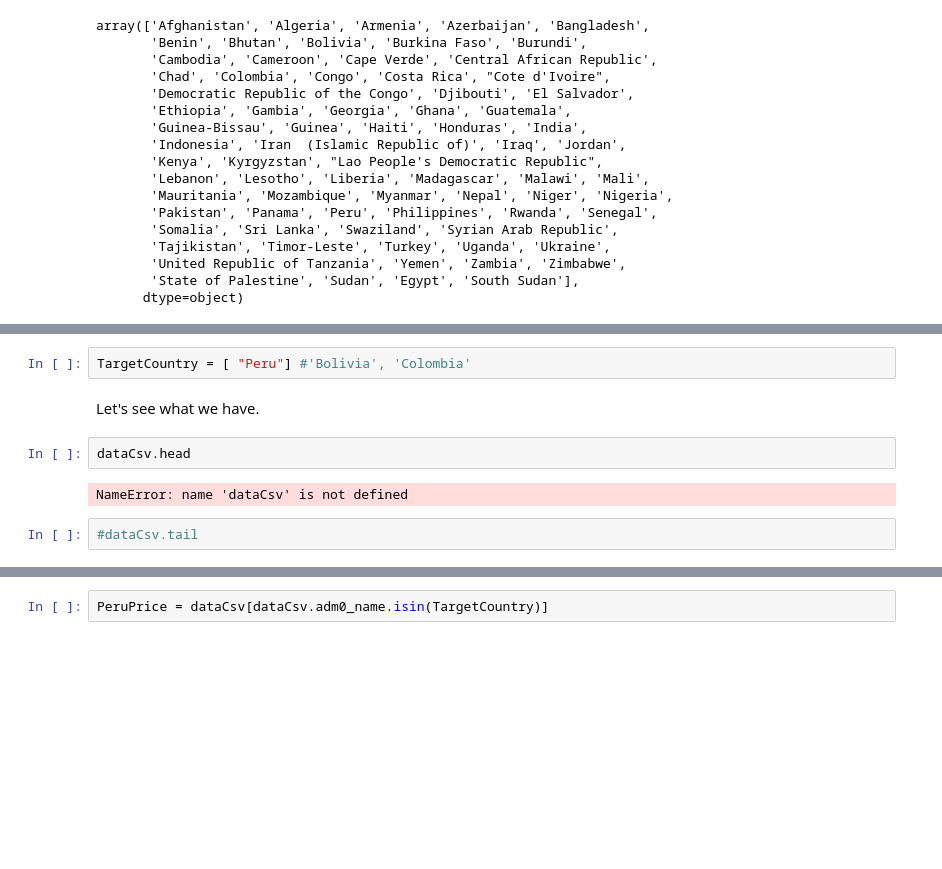
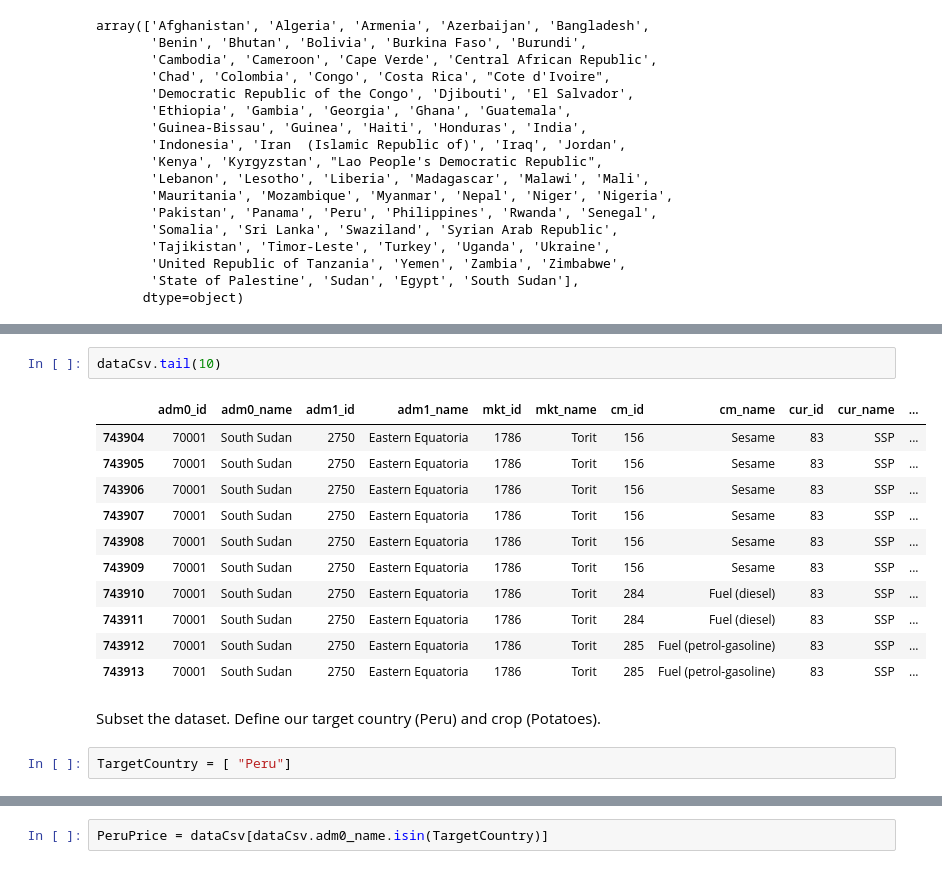
Before and after one commit to vzakhozhyi/599-A-Final-Project, a Jupyter notebook: Data Preprocessing Code/Price_preprocessing .ipynb, the cells around one changed output, grey strips where cells are left out. Drawn from its saved outputs; the diff is of its cells as text; blank space fills up the shorter version.

```diff
--- a/Data Preprocessing Code/Price_preprocessing .ipynb
+++ b/Data Preprocessing Code/Price_preprocessing .ipynb
@@ -54,10 +81,18 @@ Define our traget countries and crops.
+# %%
+dataCsv.tail(10)
+# %% [output]
+|  | adm0_id | adm0_name | adm1_id | adm1_name | mkt_id | mkt_name | cm_id | cm_name | cur_id | cur_name | ... |
+| 743904 | 70001 | South Sudan | 2750 | Eastern Equatoria | 1786 | Torit | 156 | Sesame | 83 | SSP | ... |
+| 743905 | 70001 | South Sudan | 2750 | Eastern Equatoria | 1786 | Torit | 156 | Sesame | 83 | SSP | ... |
+| 743906 | 70001 | South Sudan | 2750 | Eastern Equatoria | 1786 | Torit | 156 | Sesame | 83 | SSP | ... |
+| 743907 | 70001 | South Sudan | 2750 | Eastern Equatoria | 1786 | Torit | 156 | Sesame | 83 | SSP | ... |
+| 743908 | 70001 | South Sudan | 2750 | Eastern Equatoria | 1786 | Torit | 156 | Sesame | 83 | SSP | ... |
+| 743909 | 70001 | South Sudan | 2750 | Eastern Equatoria | 1786 | Torit | 156 | Sesame | 83 | SSP | ... |
+| 743910 | 70001 | South Sudan | 2750 | Eastern Equatoria | 1786 | Torit | 284 | Fuel (diesel) | 83 | SSP | ... |
+| 743911 | 70001 | South Sudan | 2750 | Eastern Equatoria | 1786 | Torit | 284 | Fuel (diesel) | 83 | SSP | ... |
+| 743912 | 70001 | South Sudan | 2750 | Eastern Equatoria | 1786 | Torit | 285 | Fuel (petrol-gasoline) | 83 | SSP | ... |
+| 743913 | 70001 | South Sudan | 2750 | Eastern Equatoria | 1786 | Torit | 285 | Fuel (petrol-gasoline) | 83 | SSP | ... |
+# %% [markdown]
+Subset the dataset. Define our target country (Peru) and crop (Potatoes).
 # %%
-TargetCountry = [ "Peru"] #'Bolivia', 'Colombia'
+TargetCountry = [ "Peru"]
-# %% [markdown]
-Let's see what we have.
-# %%
-dataCsv.head
-# %% [output]
-NameError: name 'dataCsv' is not defined
-# %%
-#dataCsv.tail
```
Also changed, not shown: parts of 27 cells of this notebook.
